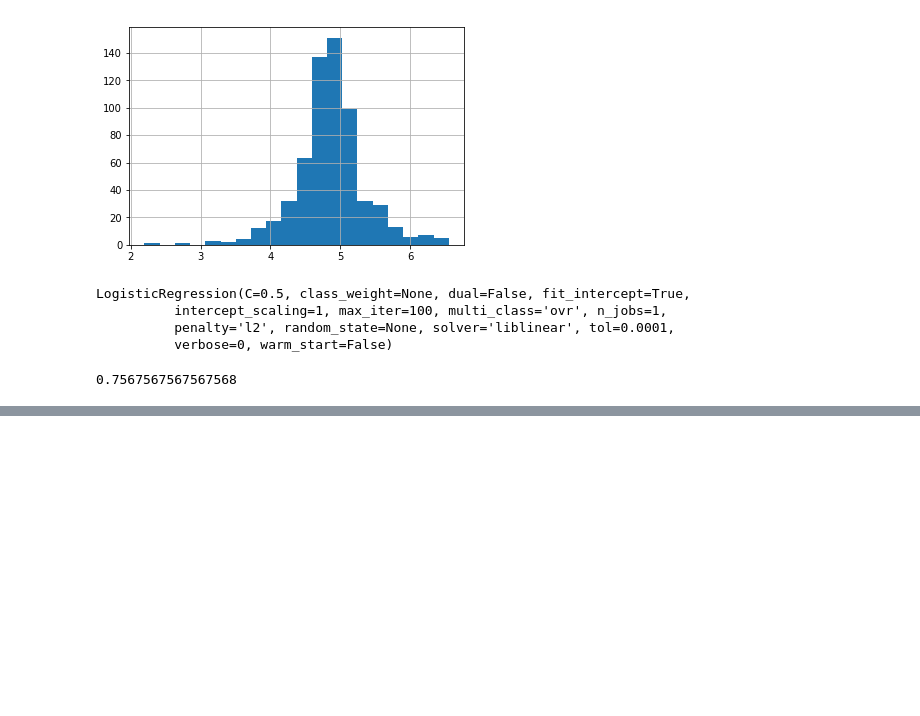
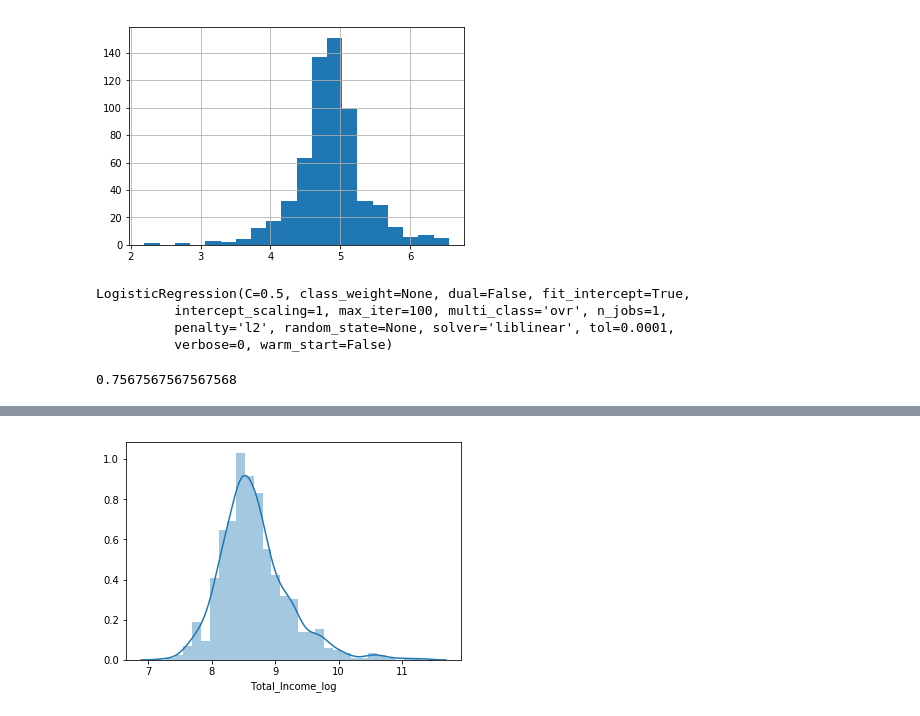
Before and after one commit to ereppond/loan_prediction, a Jupyter notebook: eda_and_first_model.ipynb, the cells around one changed output, grey strips where cells are left out. Cells and saved outputs as stored; diff of their text form; code cells hidden in the pictures; blank space fills up the shorter version.

```diff
--- a/eda_and_first_model.ipynb
+++ b/eda_and_first_model.ipynb
@@ -326,0 +397,6 @@ pred_test = model.predict(test)
+# %%
+train['Total_Income_log'] = np.log(train['Total_Income'])
+sns.distplot(train['Total_Income_log']);
+test['Total_Income_log'] = np.log(test['Total_Income'])
+# %% [output]
+[figure, added]
```
Also changed, not shown: parts of 47 cells of this notebook.
